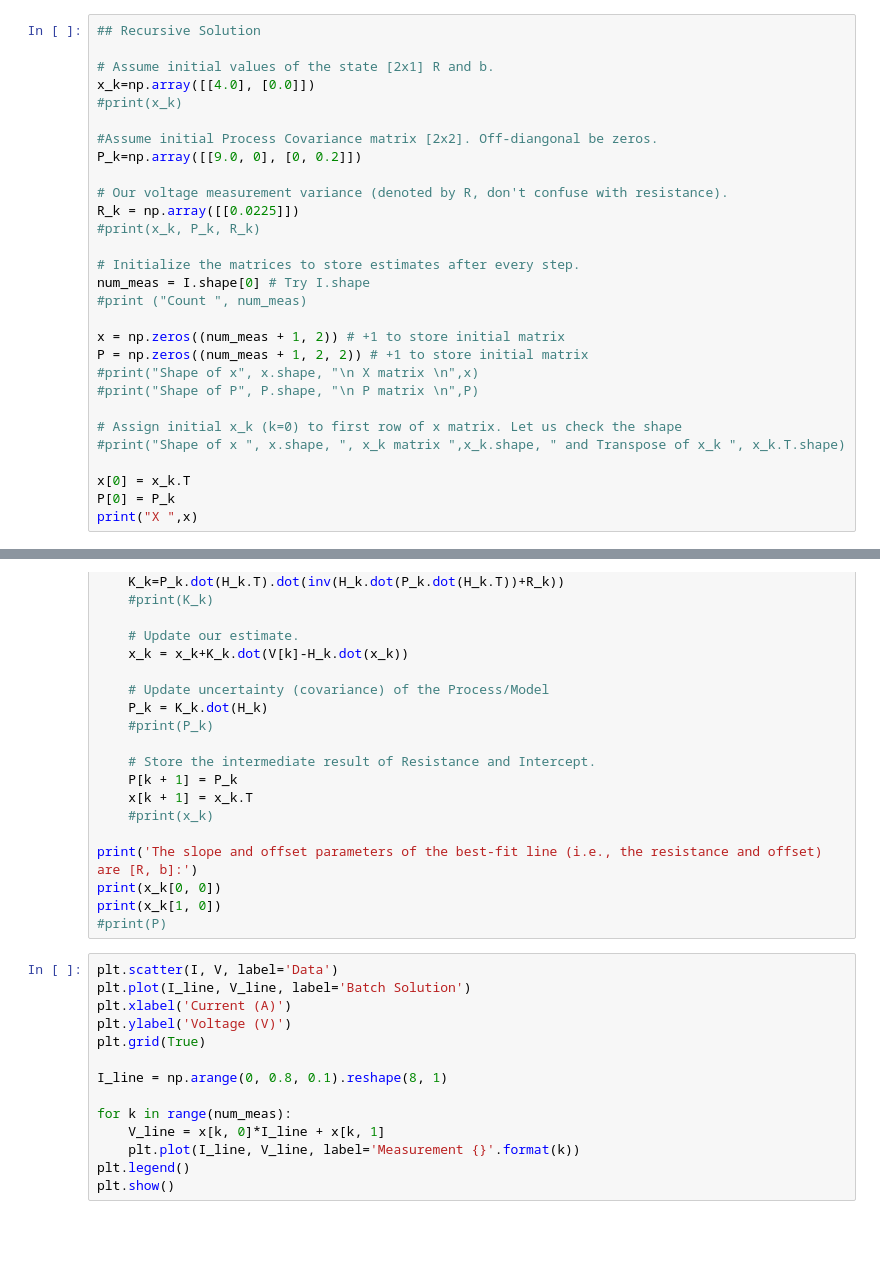
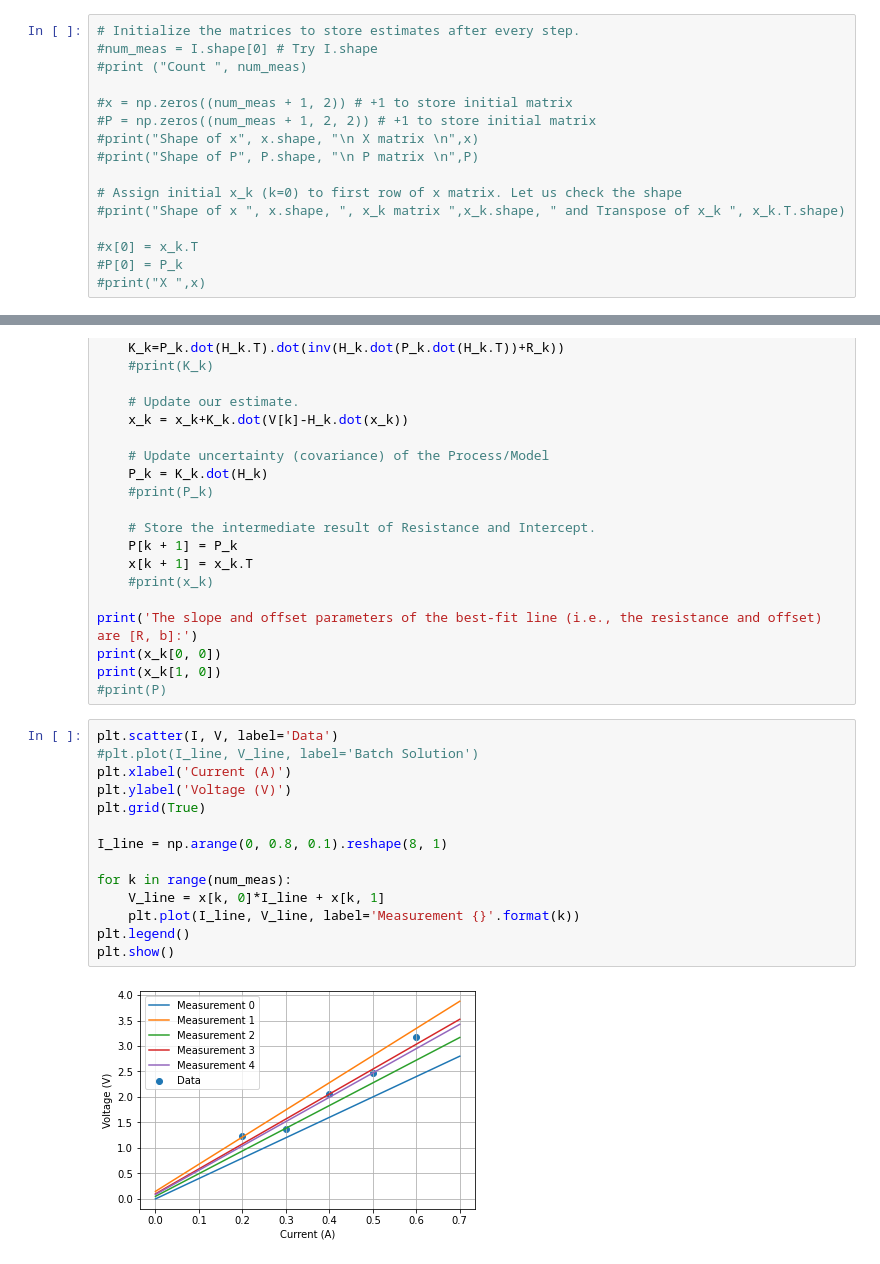
Before and after one commit to vkjadon/State-Estimation, a Jupyter notebook: jnb-3-recursiveLeastSquare.ipynb, the cells around one changed output, grey strips where cells are left out. Saved outputs shown, nothing was run; the diff lists cells and outputs as text; blank space fills up the shorter version.

```diff
--- a/jnb-3-recursiveLeastSquare.ipynb
+++ b/jnb-3-recursiveLeastSquare.ipynb
@@ -103,32 +91,19 @@ As expected, the offset parameter $\hat{b}$ is near zero, while $\hat{R}$ closel
 # %%
-## Recursive Solution
-
-# Assume initial values of the state [2x1] R and b.
-x_k=np.array([[4.0], [0.0]])
-#print(x_k)
-
-#Assume initial Process Covariance matrix [2x2]. Off-diangonal be zeros.
-P_k=np.array([[9.0, 0], [0, 0.2]])
-
-# Our voltage measurement variance (denoted by R, don't confuse with resistance).
-R_k = np.array([[0.0225]])
-#print(x_k, P_k, R_k)
-
 # Initialize the matrices to store estimates after every step.
-num_meas = I.shape[0] # Try I.shape
+#num_meas = I.shape[0] # Try I.shape
 #print ("Count ", num_meas)
 
-x = np.zeros((num_meas + 1, 2)) # +1 to store initial matrix
-P = np.zeros((num_meas + 1, 2, 2)) # +1 to store initial matrix
+#x = np.zeros((num_meas + 1, 2)) # +1 to store initial matrix
+#P = np.zeros((num_meas + 1, 2, 2)) # +1 to store initial matrix
 #print("Shape of x", x.shape, "\n X matrix \n",x)
 #print("Shape of P", P.shape, "\n P matrix \n",P)
 
 # Assign initial x_k (k=0) to first row of x matrix. Let us check the shape
 #print("Shape of x ", x.shape, ", x_k matrix ",x_k.shape, " and Transpose of x_k ", x_k.T.shape)
 
-x[0] = x_k.T
-P[0] = P_k
-print("X ",x)
+#x[0] = x_k.T
+#P[0] = P_k
+#print("X ",x)
 # %%
 # Iterate over all the available measurements.
 for k in range(num_meas):
@@ -158,15 +133,17 @@ print(x_k[1, 0])
 #print(P)
 # %%
 plt.scatter(I, V, label='Data')
-plt.plot(I_line, V_line, label='Batch Solution')
+#plt.plot(I_line, V_line, label='Batch Solution')
 plt.xlabel('Current (A)')
 plt.ylabel('Voltage (V)')
 plt.grid(True)
 
 I_line = np.arange(0, 0.8, 0.1).reshape(8, 1)
 
 for k in range(num_meas):
     V_line = x[k, 0]*I_line + x[k, 1]
     plt.plot(I_line, V_line, label='Measurement {}'.format(k))
 plt.legend()
 plt.show()
+# %% [output]
+[figure, added]
```
Also changed, not shown: parts of 8 cells of this notebook.
